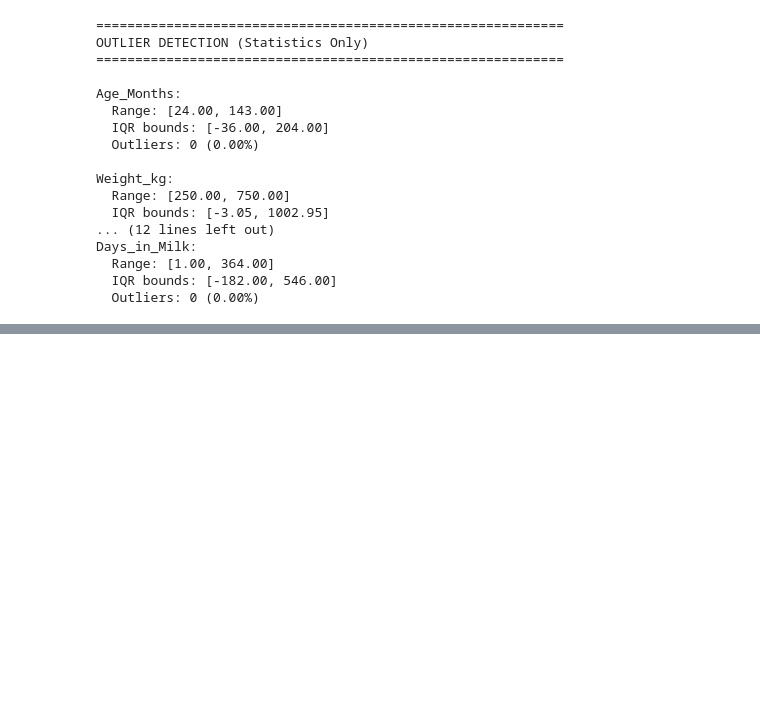
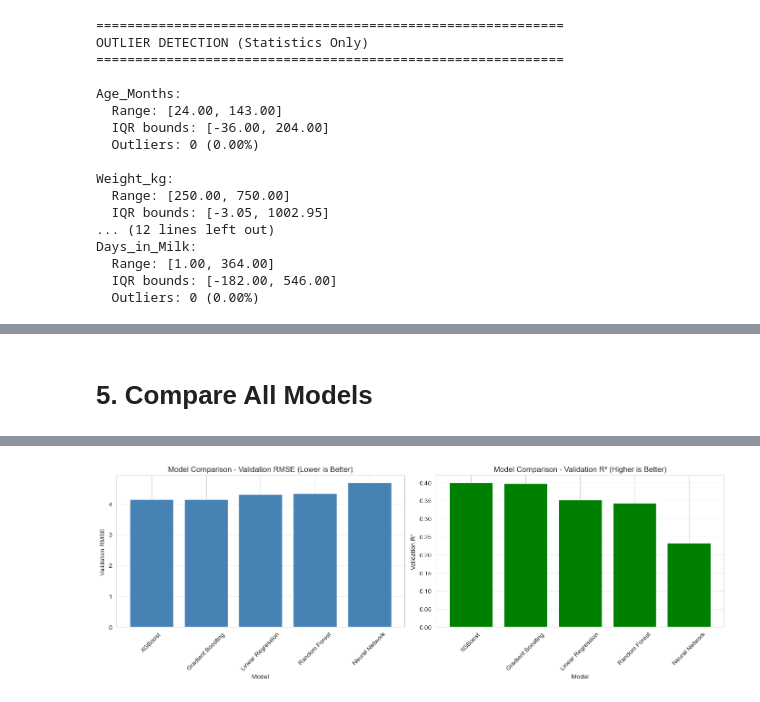
Before and after one commit to CarlosOlvera05/ML-Project-Cow-Milk, a Jupyter notebook: MLProject.ipynb, the cells around one changed output, grey strips where cells are left out. Cells and saved outputs as stored; diff of their text form; code cells hidden in the pictures; blank space fills up the shorter version.

```diff
--- a/MLProject.ipynb
+++ b/MLProject.ipynb
@@ -515,0 +520,17 @@ Days_in_Milk:
+# %%
+# ============================================
+# DATA CLEANING - HANDLE MISSING VALUES
+# ============================================
+
+print("Handling missing values...")
+
+# For numerical columns with missing values, use median
+train_data['Feed_Quantity_kg'].fillna(train_data['Feed_Quantity_kg'].median(), inplace=True)
+train_data['Feed_Quantity_lb'].fillna(train_data['Feed_Quantity_lb'].median(), inplace=True)
+train_data['Housing_Score'].fillna(train_data['Housing_Score'].median(), inplace=True)
+
+# Verify no more missing values
+print("\nMissing values after cleaning:")
+print(train_data.isnull().sum()[train_data.isnull().sum() > 0])
+if train_data.isnull().sum().sum() == 0:
+    print("✓ All missing values handled!")
@@ -515,0 +953,52 @@ Days_in_Milk:
+# %% [markdown]
+# 5. Compare All Models
+# %%
+# ============================================
+# MODEL COMPARISON
+# ============================================
+
+print("\n" + "="*60)
+print("MODEL COMPARISON SUMMARY")
+print("="*60)
+
+results = pd.DataFrame({
+    'Model': ['Linear Regression', 'Random Forest', 'Gradient Boosting',
+              'XGBoost', 'Neural Network'],
+    'Train_RMSE': [train_rmse, train_rmse_rf, train_rmse_gb,
+                   train_rmse_xgb, train_rmse_nn],
+    'Val_RMSE': [val_rmse, val_rmse_rf, val_rmse_gb,
+                 val_rmse_xgb, val_rmse_nn],
+    'Val_R2': [val_r2, val_r2_rf, val_r2_gb, val_r2_xgb, val_r2_nn]
+})
+
+results = results.sort_values('Val_RMSE')
+print(results.to_string(index=False))
+
+print(f"\n🏆 Best Model: {results.iloc[0]['Model']}")
+print(f"   Validation RMSE: {results.iloc[0]['Val_RMSE']:.4f}")
+print(f"   Validation R²: {results.iloc[0]['Val_R2']:.4f}")
+
+# Visualize comparison
+import matplotlib.pyplot as plt
+
+fig, axes = plt.subplots(1, 2, figsize=(14, 5))
+
+# RMSE comparison
+axes[0].bar(results['Model'], results['Val_RMSE'], color='steelblue')
+axes[0].set_xlabel('Model')
+axes[0].set_ylabel('Validation RMSE')
+axes[0].set_title('Model Comparison - Validation RMSE (Lower is Better)')
+axes[0].tick_params(axis='x', rotation=45)
+axes[0].grid(axis='y', alpha=0.3)
+
+# R² comparison
+axes[1].bar(results['Model'], results['Val_R2'], color='green')
+axes[1].set_xlabel('Model')
+axes[1].set_ylabel('Validation R²')
+axes[1].set_title('Model Comparison - Validation R² (Higher is Better)')
+axes[1].tick_params(axis='x', rotation=45)
+axes[1].grid(axis='y', alpha=0.3)
+
+plt.tight_layout()
+plt.show()
+# %% [output]
@@ -515,0 +1018 @@ Days_in_Milk:
+[figure, added]
```
Also changed, not shown: parts of 28 cells of this notebook.
